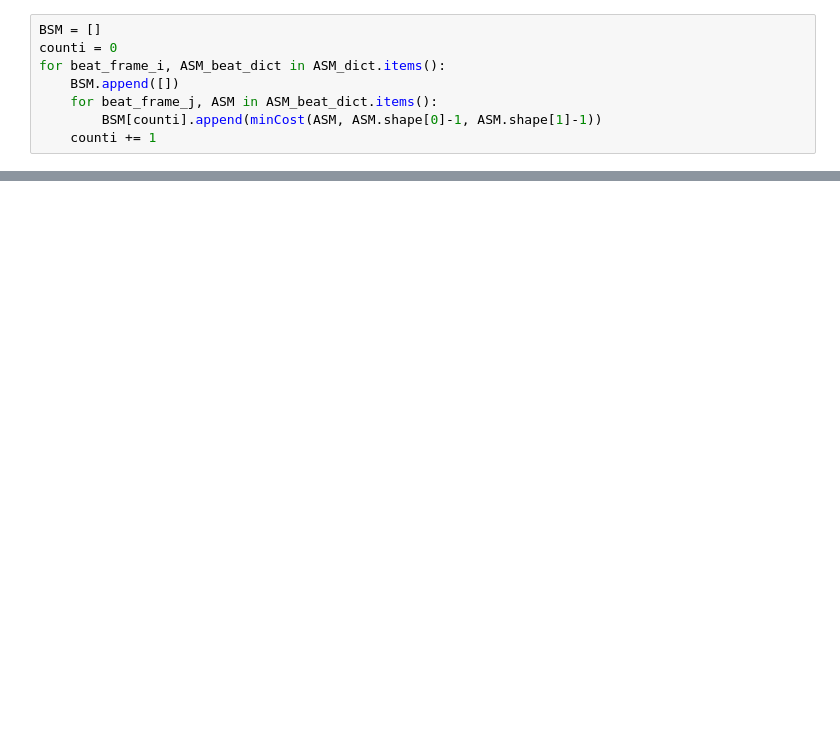
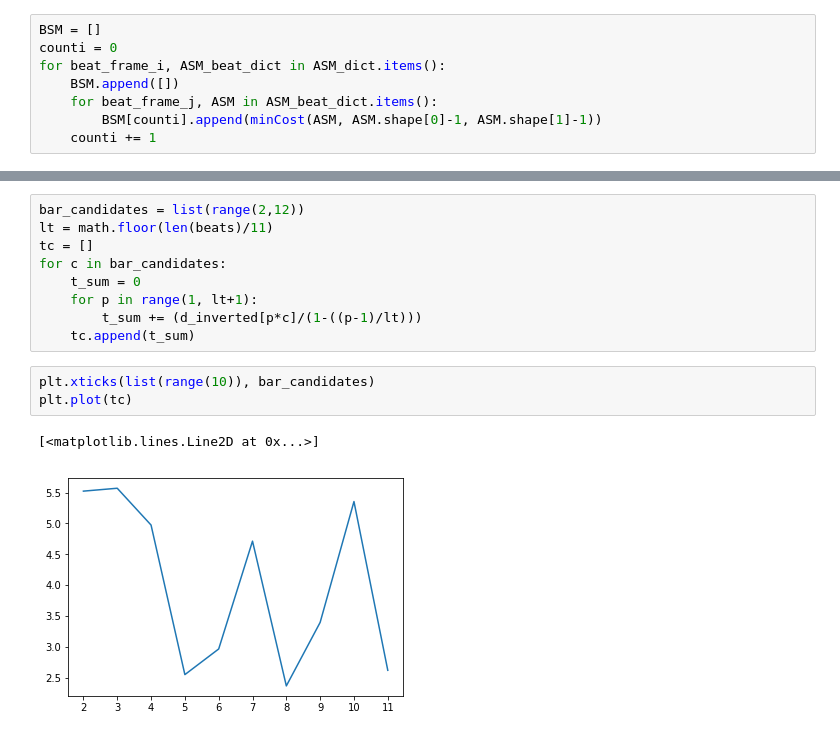
Before and after one commit to ljoglar/time_signature_estimations, a Jupyter notebook: Meter_Estimation.ipynb, the cells around one changed output, grey strips where cells are left out. Drawn from its saved outputs; the diff is of its cells as text; blank space fills up the shorter version.

```diff
--- a/Meter_Estimation.ipynb
+++ b/Meter_Estimation.ipynb
@@ -152,0 +192,15 @@ plt.savefig("f.pdf")
+# %%
+bar_candidates = list(range(2,12))
+lt = math.floor(len(beats)/11)
+tc = []
+for c in bar_candidates:
+    t_sum = 0
+    for p in range(1, lt+1):
+        t_sum += (d_inverted[p*c]/(1-((p-1)/lt)))
+    tc.append(t_sum)
+# %%
+plt.xticks(list(range(10)), bar_candidates)
+plt.plot(tc)
+# %% [output]
+[<matplotlib.lines.Line2D at 0x...>]
+[figure, added]
```
Also changed, not shown: parts of 13 cells of this notebook.
